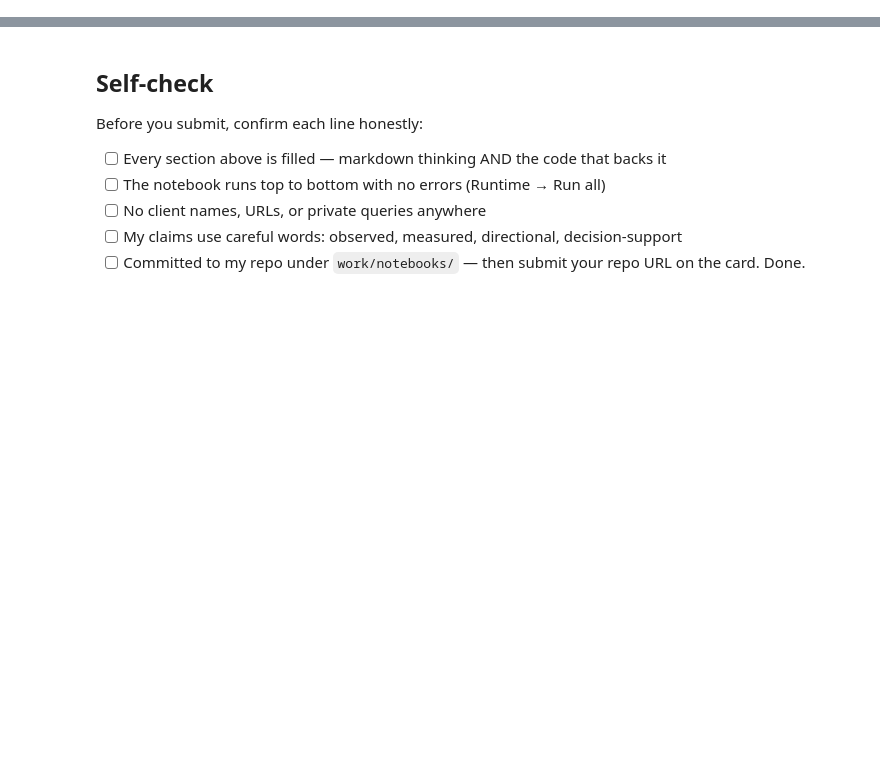
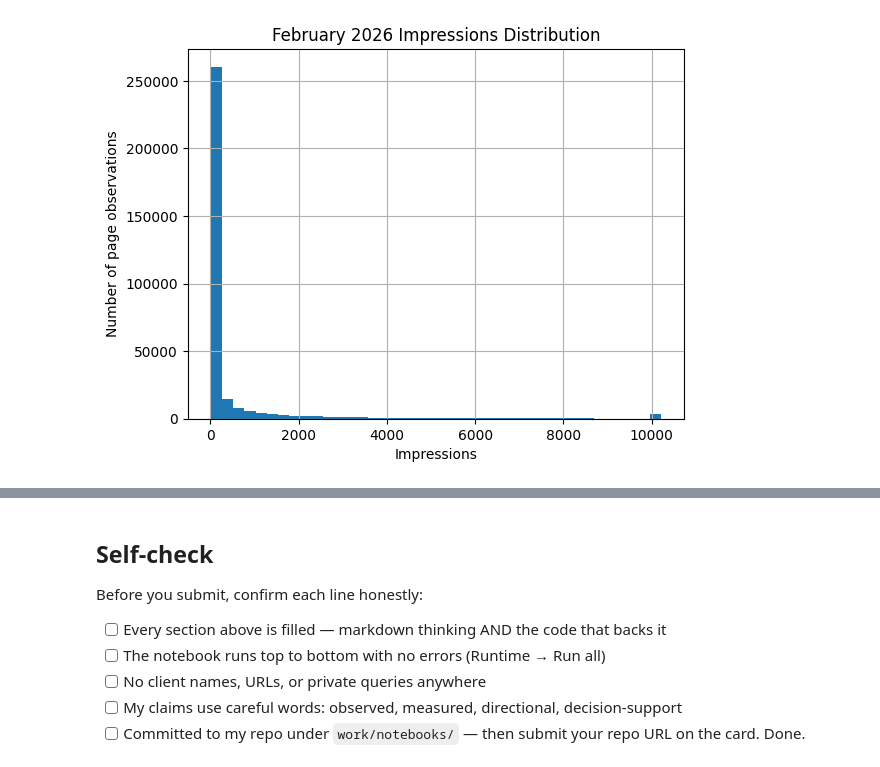
Before and after one commit to karthik-srivathsa-05/flyrank-ai, a Jupyter notebook: work/notebooks/w03_feature_leakage_check.ipynb, the cells around one changed output, grey strips where cells are left out. Drawn from its saved outputs; the diff is of its cells as text; code cells hidden in the pictures; blank space fills up the shorter version.

```diff
--- a/work/notebooks/w03_feature_leakage_check.ipynb
+++ b/work/notebooks/w03_feature_leakage_check.ipynb
@@ -581,0 +167,13 @@ Excluded:
+# %%
+import matplotlib.pyplot as plt
+
+distribution_df["impressions_30d"].clip(
+    upper=distribution_df["impressions_30d"].quantile(0.99)
+).hist(bins=40)
+
+plt.title("February 2026 Impressions Distribution")
+plt.xlabel("Impressions")
+plt.ylabel("Number of page observations")
+plt.show()
+# %% [output]
+[figure, added]
```
Also changed, not shown: parts of 39 cells of this notebook.
